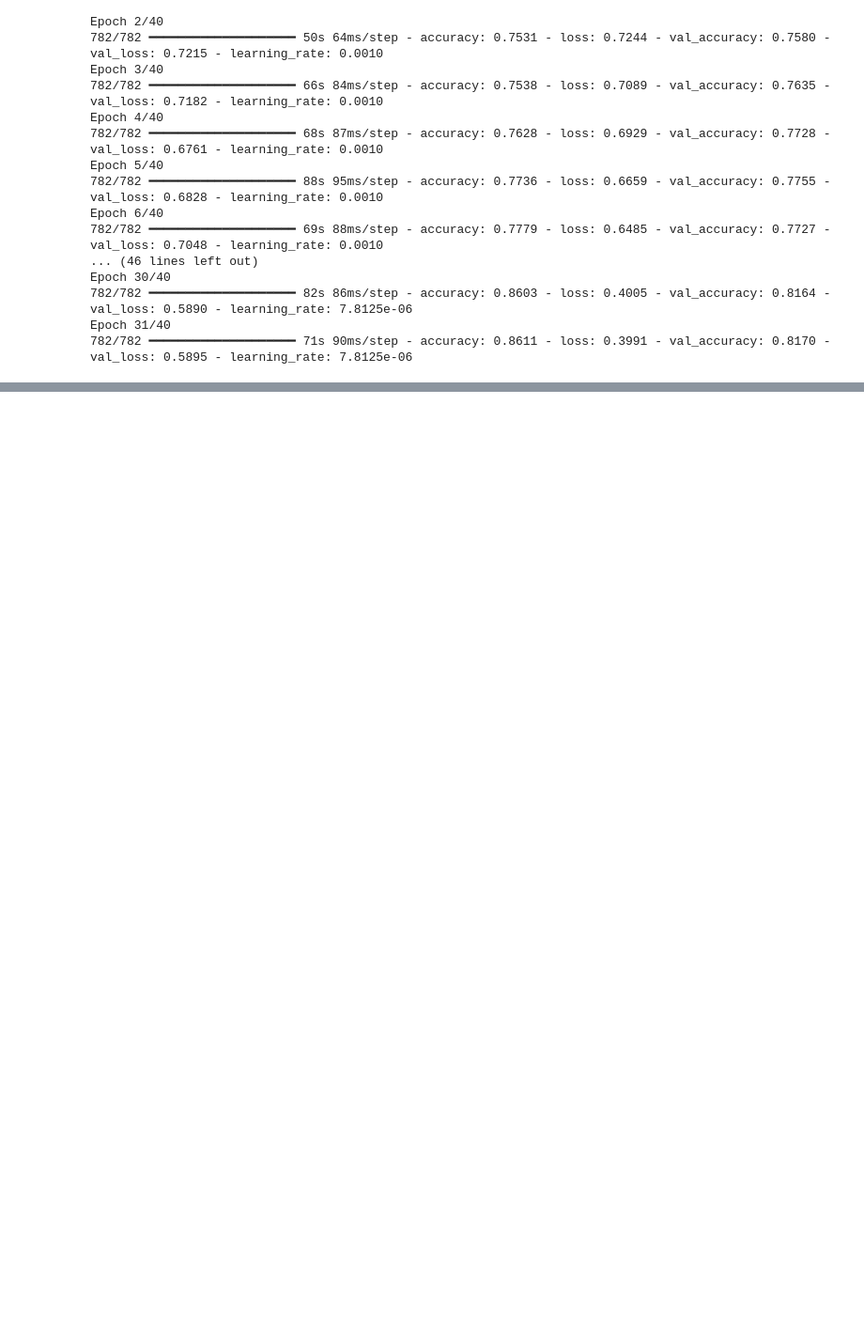
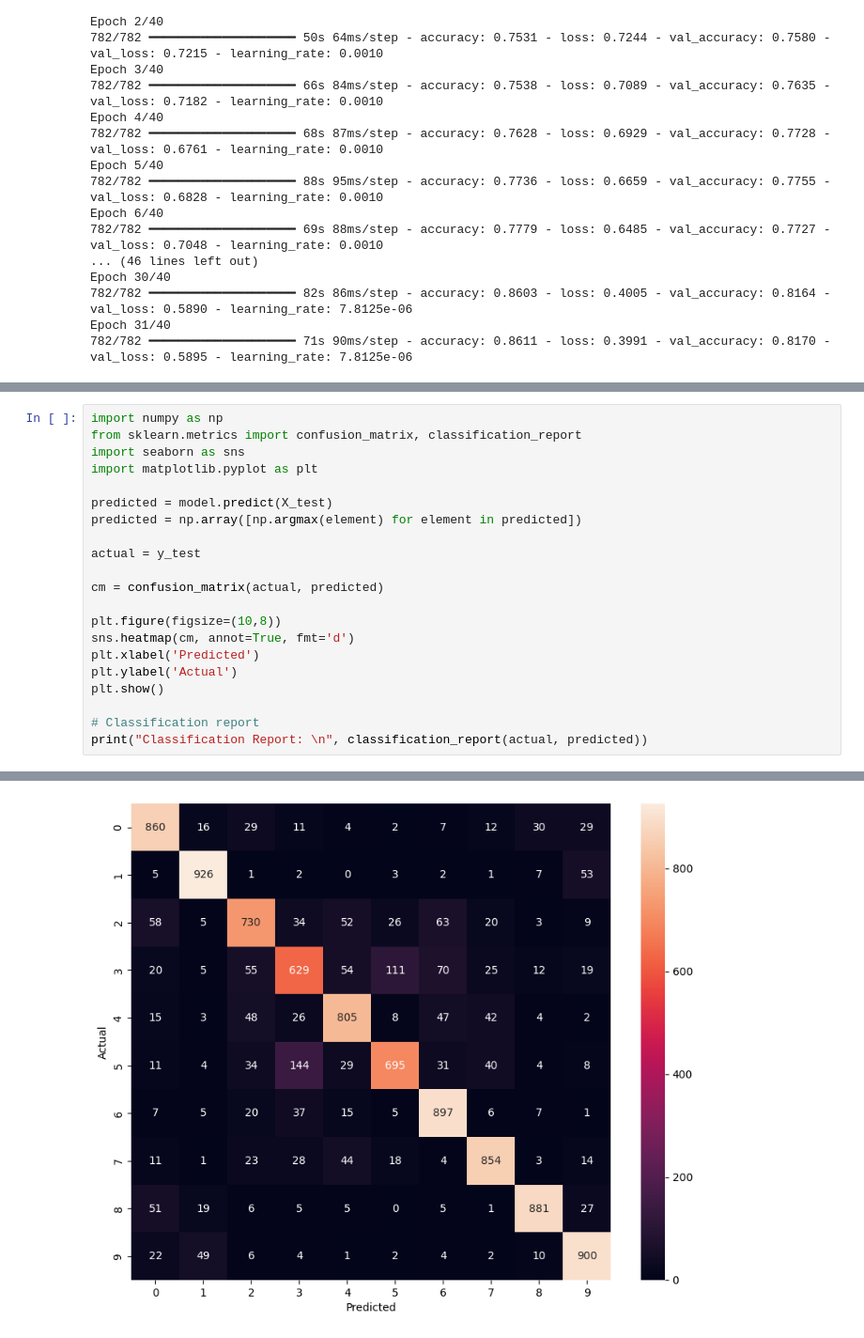
Before and after one commit to Ismam0044/CIFAR-DATASET, a Jupyter notebook: cifar.ipynb, the cells around one changed output, grey strips where cells are left out. Shown at 94% size. Drawn from its saved outputs; the diff is of its cells as text; blank space fills up the shorter version.

Commit message:
Analyze and report model performance and accuracy

```diff
--- a/cifar.ipynb
+++ b/cifar.ipynb
@@ -191,0 +289,22 @@ Epoch 31/40
+# %%
+import numpy as np
+from sklearn.metrics import confusion_matrix, classification_report
+import seaborn as sns
+import matplotlib.pyplot as plt
+
+predicted = model.predict(X_test)
+predicted = np.array([np.argmax(element) for element in predicted])
+
+actual = y_test
+
+cm = confusion_matrix(actual, predicted)
+
+plt.figure(figsize=(10,8))
+sns.heatmap(cm, annot=True, fmt='d')
+plt.xlabel('Predicted')
+plt.ylabel('Actual')
+plt.show()
+
+# Classification report
+print("Classification Report: \n", classification_report(actual, predicted))
+# %% [output]
@@ -191,0 +312 @@ Epoch 31/40
+[figure, added]
```
Also changed, not shown: parts of 7 cells of this notebook, 4 other files.
